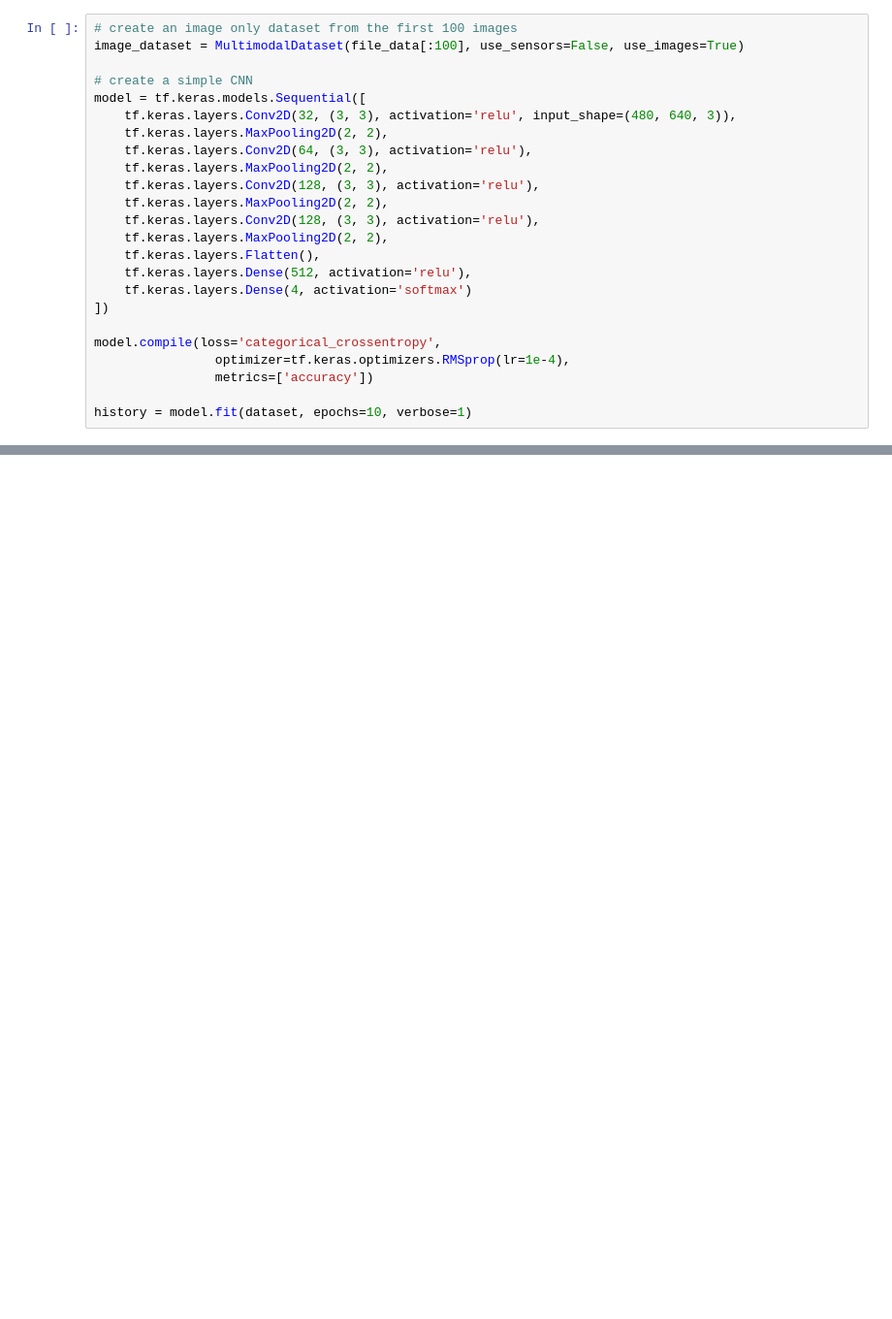
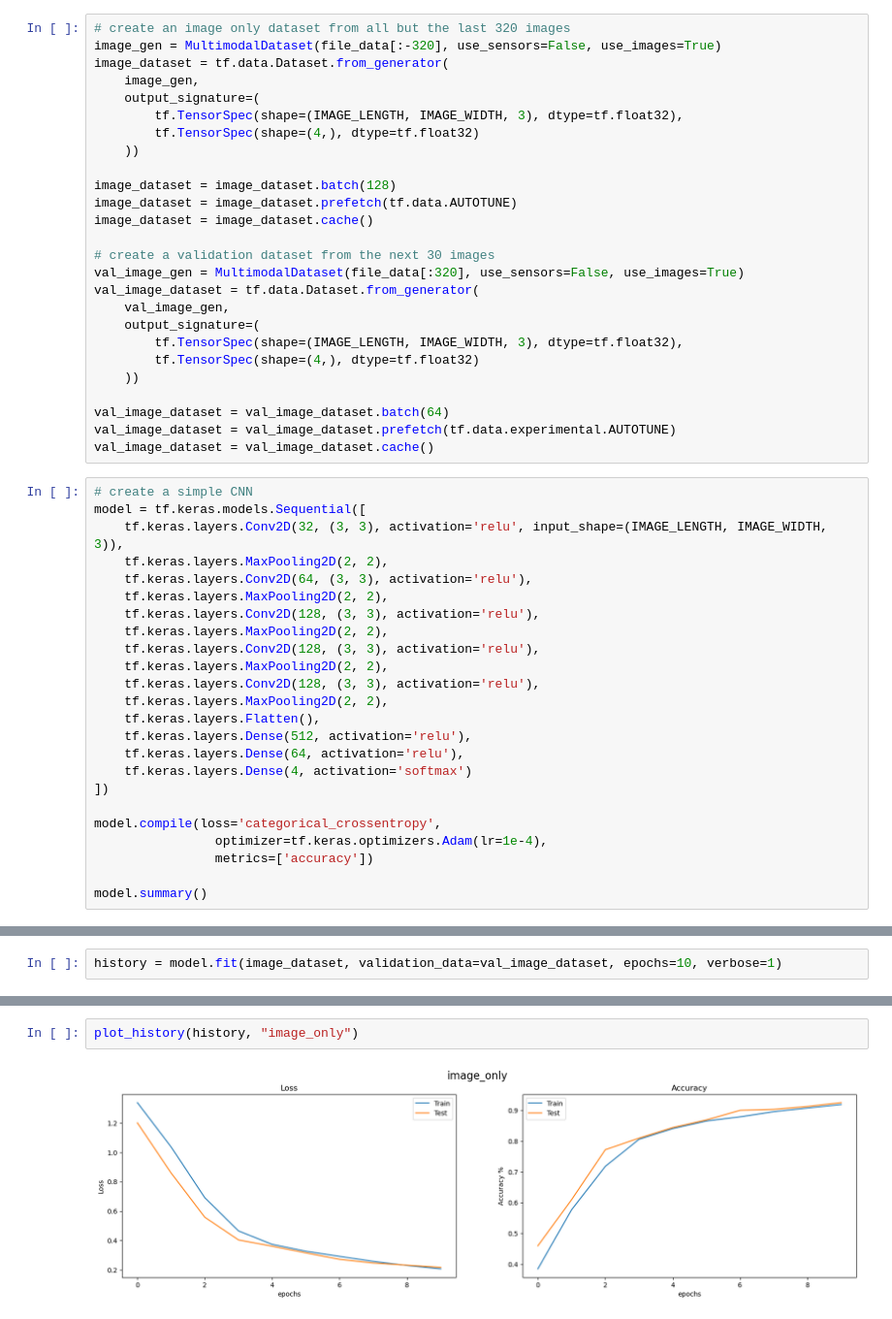
Before and after one commit to MarkBrub/gas-classifier, a Jupyter notebook: notebook.ipynb, the cells around one changed output, grey strips where cells are left out. Shown at 97% size. Drawn from its saved outputs; the diff is of its cells as text; blank space fills up the shorter version.

```diff
--- a/notebook.ipynb
+++ b/notebook.ipynb
@@ -155,10 +215,33 @@ Class: Perfume label: [0. 1. 0. 0.]
+# %%
+# create an image only dataset from all but the last 320 images
+image_gen = MultimodalDataset(file_data[:-320], use_sensors=False, use_images=True)
+image_dataset = tf.data.Dataset.from_generator(
+    image_gen,
+    output_signature=(
+        tf.TensorSpec(shape=(IMAGE_LENGTH, IMAGE_WIDTH, 3), dtype=tf.float32),
+        tf.TensorSpec(shape=(4,), dtype=tf.float32)
+    ))
+
+image_dataset = image_dataset.batch(128)
+image_dataset = image_dataset.prefetch(tf.data.AUTOTUNE)
+image_dataset = image_dataset.cache()
+
+# create a validation dataset from the next 30 images
+val_image_gen = MultimodalDataset(file_data[:320], use_sensors=False, use_images=True)
+val_image_dataset = tf.data.Dataset.from_generator(
+    val_image_gen,
+    output_signature=(
+        tf.TensorSpec(shape=(IMAGE_LENGTH, IMAGE_WIDTH, 3), dtype=tf.float32),
+        tf.TensorSpec(shape=(4,), dtype=tf.float32)
+    ))
+
+val_image_dataset = val_image_dataset.batch(64)
+val_image_dataset = val_image_dataset.prefetch(tf.data.experimental.AUTOTUNE)
+val_image_dataset = val_image_dataset.cache()
 # %%
-# create an image only dataset from the first 100 images
-image_dataset = MultimodalDataset(file_data[:100], use_sensors=False, use_images=True)
-
 # create a simple CNN
 model = tf.keras.models.Sequential([
-    tf.keras.layers.Conv2D(32, (3, 3), activation='relu', input_shape=(480, 640, 3)),
+    tf.keras.layers.Conv2D(32, (3, 3), activation='relu', input_shape=(IMAGE_LENGTH, IMAGE_WIDTH, 3)),
     tf.keras.layers.MaxPooling2D(2, 2),
     tf.keras.layers.Conv2D(64, (3, 3), activation='relu'),
     tf.keras.layers.MaxPooling2D(2, 2),
@@ -166,14 +249,17 @@ model = tf.keras.models.Sequential([
     tf.keras.layers.MaxPooling2D(2, 2),
     tf.keras.layers.Conv2D(128, (3, 3), activation='relu'),
     tf.keras.layers.MaxPooling2D(2, 2),
+    tf.keras.layers.Conv2D(128, (3, 3), activation='relu'),
+    tf.keras.layers.MaxPooling2D(2, 2),
     tf.keras.layers.Flatten(),
     tf.keras.layers.Dense(512, activation='relu'),
+    tf.keras.layers.Dense(64, activation='relu'),
     tf.keras.layers.Dense(4, activation='softmax')
 ])
 
 model.compile(loss='categorical_crossentropy',
-                optimizer=tf.keras.optimizers.RMSprop(lr=1e-4),
+                optimizer=tf.keras.optimizers.Adam(lr=1e-4),
                 metrics=['accuracy'])
 
-history = model.fit(dataset, epochs=10, verbose=1)
+model.summary()
 # %% [output]
@@ -187,0 +283,2 @@ Error:
+# %%
+history = model.fit(image_dataset, validation_data=val_image_dataset, epochs=10, verbose=1)
@@ -187,0 +306,4 @@ Error:
+# %%
+plot_history(history, "image_only")
+# %% [output]
+[figure, added]
```
Also changed, not shown: parts of 9 cells of this notebook.
